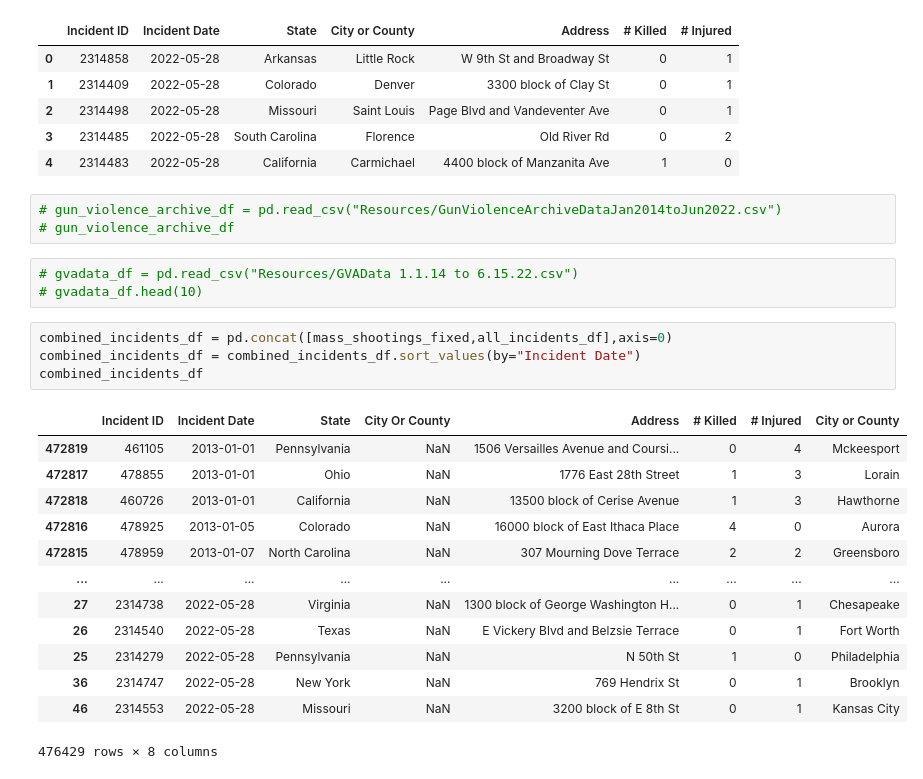
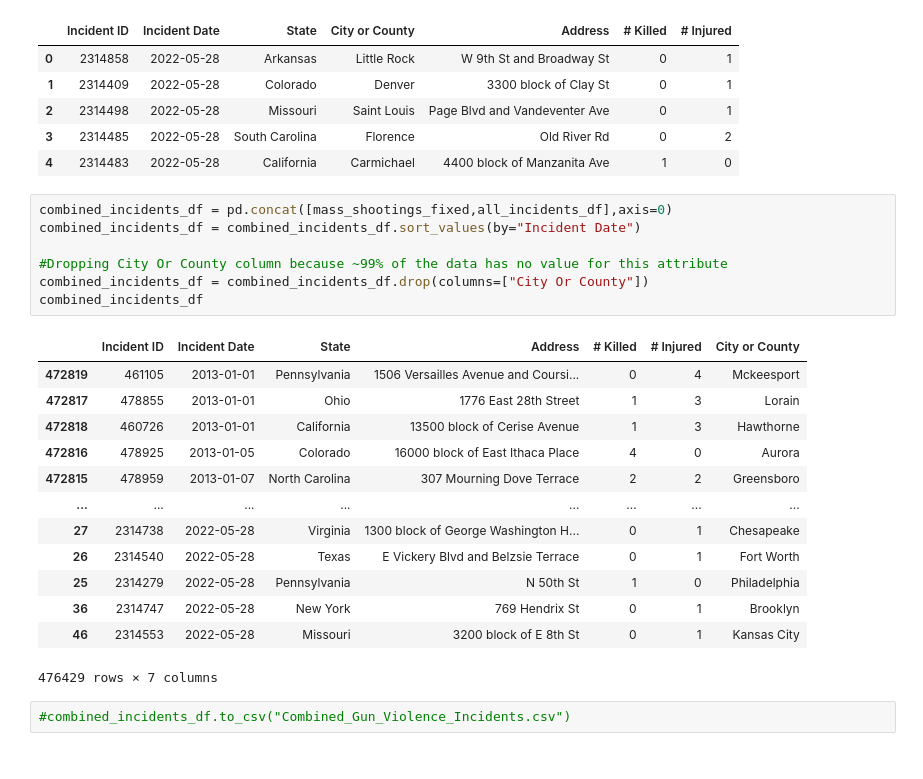
Before and after one commit to Reid04278/group-one-project1, a Jupyter notebook: Project_one_anika.ipynb, the cells around one changed output. Drawn from its saved outputs; the diff is of its cells as text.

```diff
--- a/Project_one_anika.ipynb
+++ b/Project_one_anika.ipynb
@@ -123,30 +124,29 @@ all_incidents_df.head()
 | 2 | 2314498 | 2022-05-28 | Missouri | Saint Louis | Page Blvd and Vandeventer Ave | 0 | 1 |
 | 3 | 2314485 | 2022-05-28 | South Carolina | Florence | Old River Rd | 0 | 2 |
 | 4 | 2314483 | 2022-05-28 | California | Carmichael | 4400 block of Manzanita Ave | 1 | 0 |
-# %%
-# gun_violence_archive_df = pd.read_csv("Resources/GunViolenceArchiveDataJan2014toJun2022.csv")
-# gun_violence_archive_df
-# %%
-# gvadata_df = pd.read_csv("Resources/GVAData 1.1.14 to 6.15.22.csv")
-# gvadata_df.head(10)
 # %%
 combined_incidents_df = pd.concat([mass_shootings_fixed,all_incidents_df],axis=0)
 combined_incidents_df = combined_incidents_df.sort_values(by="Incident Date")
+
+#Dropping City Or County column because ~99% of the data has no value for this attribute
+combined_incidents_df = combined_incidents_df.drop(columns=["City Or County"])
 combined_incidents_df
 # %% [output]
-|  | Incident ID | Incident Date | State | City Or County | Address | # Killed | # Injured | City or County |
-| 472819 | 461105 | 2013-01-01 | Pennsylvania | NaN | 1506 Versailles Avenue and Coursi... | 0 | 4 | Mckeesport |
-| 472817 | 478855 | 2013-01-01 | Ohio | NaN | 1776 East 28th Street | 1 | 3 | Lorain |
-| 472818 | 460726 | 2013-01-01 | California | NaN | 13500 block of Cerise Avenue | 1 | 3 | Hawthorne |
-| 472816 | 478925 | 2013-01-05 | Colorado | NaN | 16000 block of East Ithaca Place | 4 | 0 | Aurora |
-| 472815 | 478959 | 2013-01-07 | North Carolina | NaN | 307 Mourning Dove Terrace | 2 | 2 | Greensboro |
-| ... | ... | ... | ... | ... | ... | ... | ... | ... |
-| 27 | 2314738 | 2022-05-28 | Virginia | NaN | 1300 block of George Washington H... | 0 | 1 | Chesapeake |
-| 26 | 2314540 | 2022-05-28 | Texas | NaN | E Vickery Blvd and Belzsie Terrace | 0 | 1 | Fort Worth |
-| 25 | 2314279 | 2022-05-28 | Pennsylvania | NaN | N 50th St | 1 | 0 | Philadelphia |
-| 36 | 2314747 | 2022-05-28 | New York | NaN | 769 Hendrix St | 0 | 1 | Brooklyn |
-| 46 | 2314553 | 2022-05-28 | Missouri | NaN | 3200 block of E 8th St | 0 | 1 | Kansas City |
+|  | Incident ID | Incident Date | State | Address | # Killed | # Injured | City or County |
+| 472819 | 461105 | 2013-01-01 | Pennsylvania | 1506 Versailles Avenue and Coursi... | 0 | 4 | Mckeesport |
+| 472817 | 478855 | 2013-01-01 | Ohio | 1776 East 28th Street | 1 | 3 | Lorain |
+| 472818 | 460726 | 2013-01-01 | California | 13500 block of Cerise Avenue | 1 | 3 | Hawthorne |
+| 472816 | 478925 | 2013-01-05 | Colorado | 16000 block of East Ithaca Place | 4 | 0 | Aurora |
+| 472815 | 478959 | 2013-01-07 | North Carolina | 307 Mourning Dove Terrace | 2 | 2 | Greensboro |
+| ... | ... | ... | ... | ... | ... | ... | ... |
+| 27 | 2314738 | 2022-05-28 | Virginia | 1300 block of George Washington H... | 0 | 1 | Chesapeake |
+| 26 | 2314540 | 2022-05-28 | Texas | E Vickery Blvd and Belzsie Terrace | 0 | 1 | Fort Worth |
+| 25 | 2314279 | 2022-05-28 | Pennsylvania | N 50th St | 1 | 0 | Philadelphia |
+| 36 | 2314747 | 2022-05-28 | New York | 769 Hendrix St | 0 | 1 | Brooklyn |
+| 46 | 2314553 | 2022-05-28 | Missouri | 3200 block of E 8th St | 0 | 1 | Kansas City |
-476429 rows × 8 columns
+476429 rows × 7 columns
+# %%
+#combined_incidents_df.to_csv("Combined_Gun_Violence_Incidents.csv")
 # %%
 nj_incidents = combined_incidents_df[combined_incidents_df["State"] == "New Jersey"]
 nj_incidents = nj_incidents.sort_values(by="Incident Date")
```
Also changed, not shown: parts of 8 cells of this notebook, 4 other files.
